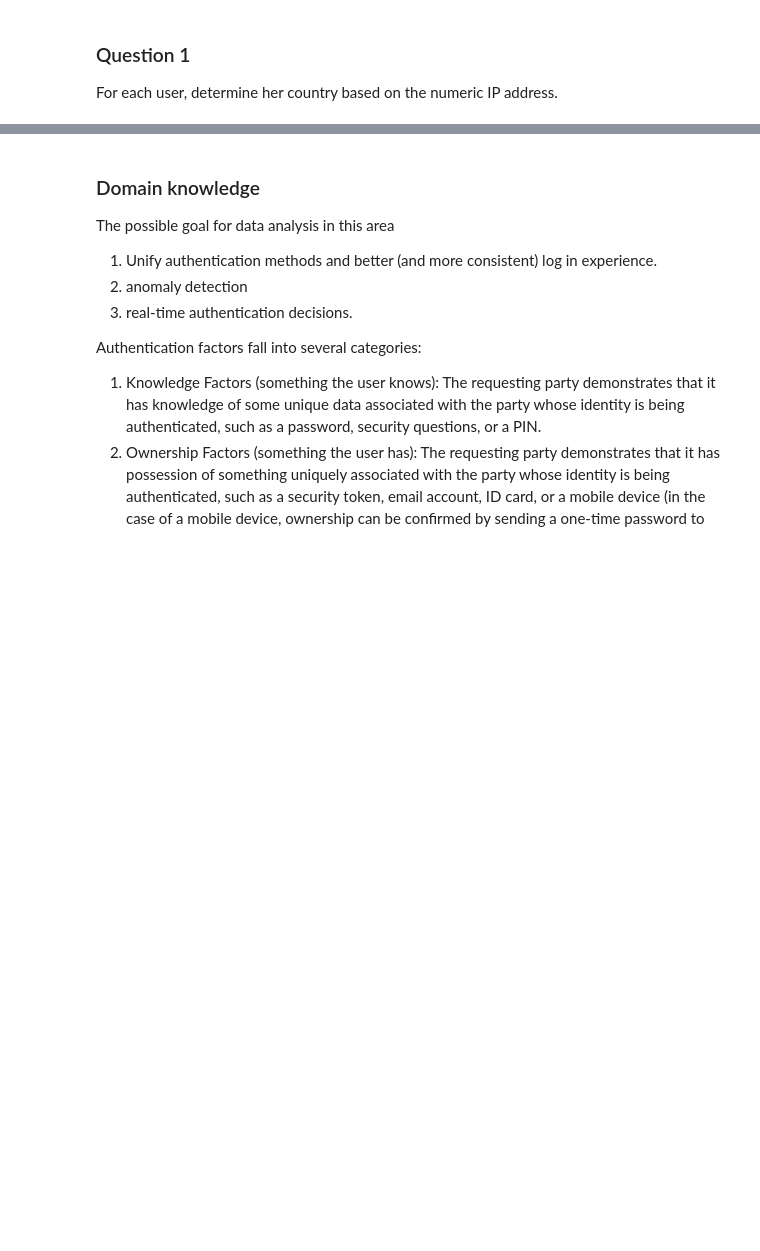
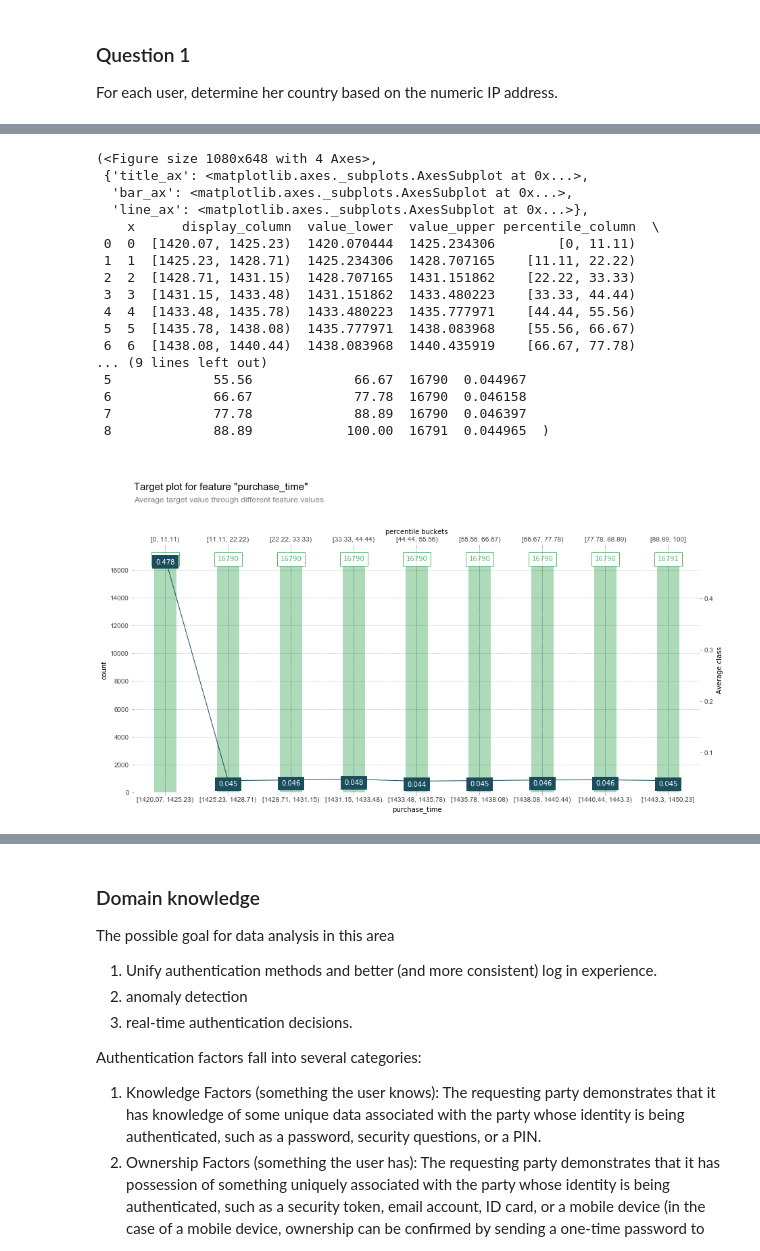
Before and after one commit to crazywiden/Leetcode_daily_submit, a Jupyter notebook: 20e/Identifying Fraudulent Activities.ipynb, the cells around one changed output, grey strips where cells are left out. Drawn from its saved outputs; the diff is of its cells as text; code cells hidden in the pictures; blank space fills up the shorter version.

```diff
--- a/20e/Identifying Fraudulent Activities.ipynb
+++ b/20e/Identifying Fraudulent Activities.ipynb
@@ -112,0 +263,22 @@ Fraud.to_csv("Fraud.csv")
+# %%
+target_plot(
+    df=dt, feature='purchase_time', feature_name='purchase_time', target='class', show_percentile=True)
+# %% [output]
+(<Figure size 1080x648 with 4 Axes>,
+ {'title_ax': <matplotlib.axes._subplots.AxesSubplot at 0x...>,
+  'bar_ax': <matplotlib.axes._subplots.AxesSubplot at 0x...>,
+  'line_ax': <matplotlib.axes._subplots.AxesSubplot at 0x...>},
+    x      display_column  value_lower  value_upper percentile_column  \
+ 0  0  [1420.07, 1425.23)  1420.070444  1425.234306        [0, 11.11)
+ 1  1  [1425.23, 1428.71)  1425.234306  1428.707165    [11.11, 22.22)
+ 2  2  [1428.71, 1431.15)  1428.707165  1431.151862    [22.22, 33.33)
+ 3  3  [1431.15, 1433.48)  1431.151862  1433.480223    [33.33, 44.44)
+ 4  4  [1433.48, 1435.78)  1433.480223  1435.777971    [44.44, 55.56)
+ 5  5  [1435.78, 1438.08)  1435.777971  1438.083968    [55.56, 66.67)
+ 6  6  [1438.08, 1440.44)  1438.083968  1440.435919    [66.67, 77.78)
+... (9 lines left out)
+ 5             55.56             66.67  16790  0.044967
+ 6             66.67             77.78  16790  0.046158
+ 7             77.78             88.89  16790  0.046397
+ 8             88.89            100.00  16791  0.044965  )
+[figure, added]
```
Also changed, not shown: parts of 41 cells of this notebook.
